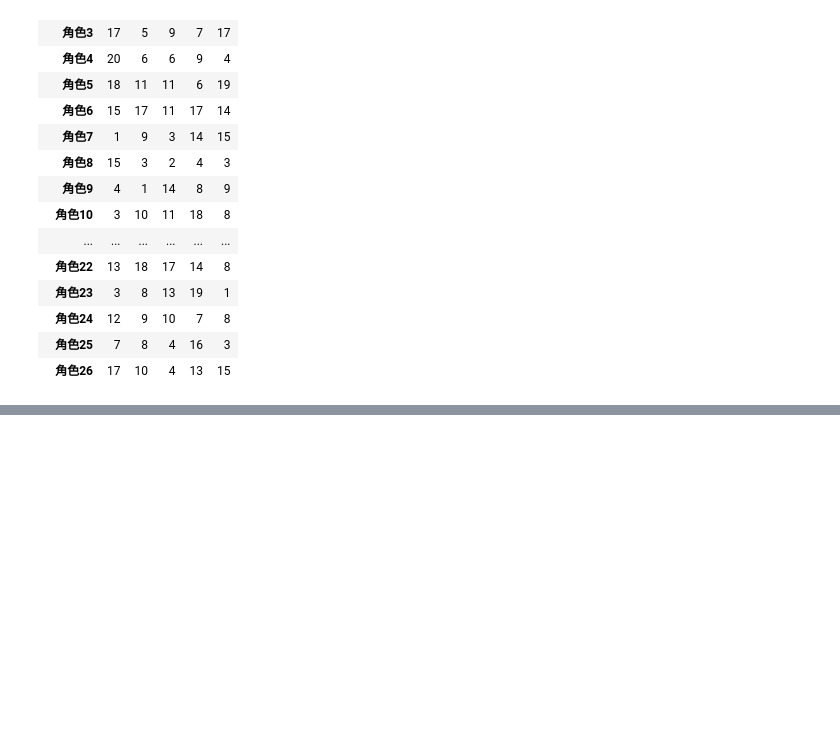
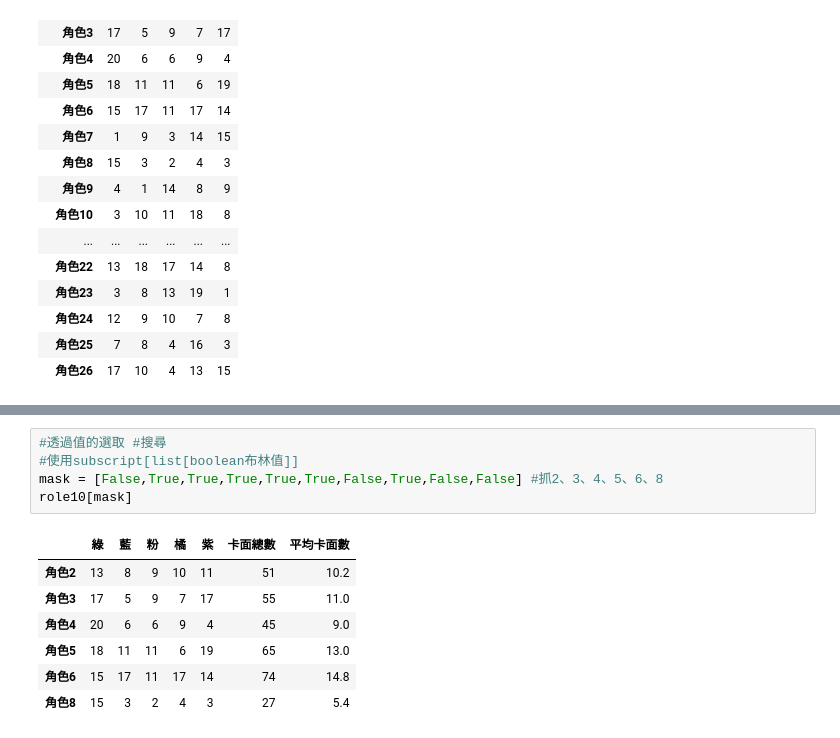
Before and after one commit to annie-lai/2025pythonDataClass, a Jupyter notebook: 0621上課/0621computer.ipynb, the cells around one changed output, grey strips where cells are left out. Saved outputs shown, nothing was run; the diff lists cells and outputs as text; blank space fills up the shorter version.

```diff
--- a/0621上課/0621computer.ipynb
+++ b/0621上課/0621computer.ipynb
@@ -213,0 +315,13 @@ cardDF
+# %%
+#透過值的選取 #搜尋
+#使用subscript[list[boolean布林值]]
+mask = [False,True,True,True,True,True,False,True,False,False] #抓2、3、4、5、6、8
+role10[mask]
+# %% [output]
+|  | 綠 | 藍 | 粉 | 橘 | 紫 | 卡面總數 | 平均卡面數 |
+| 角色2 | 13 | 8 | 9 | 10 | 11 | 51 | 10.2 |
+| 角色3 | 17 | 5 | 9 | 7 | 17 | 55 | 11.0 |
+| 角色4 | 20 | 6 | 6 | 9 | 4 | 45 | 9.0 |
+| 角色5 | 18 | 11 | 11 | 6 | 19 | 65 | 13.0 |
+| 角色6 | 15 | 17 | 11 | 17 | 14 | 74 | 14.8 |
+| 角色8 | 15 | 3 | 2 | 4 | 3 | 27 | 5.4 |
```
Also changed, not shown: parts of 13 cells of this notebook, 3 other files.
